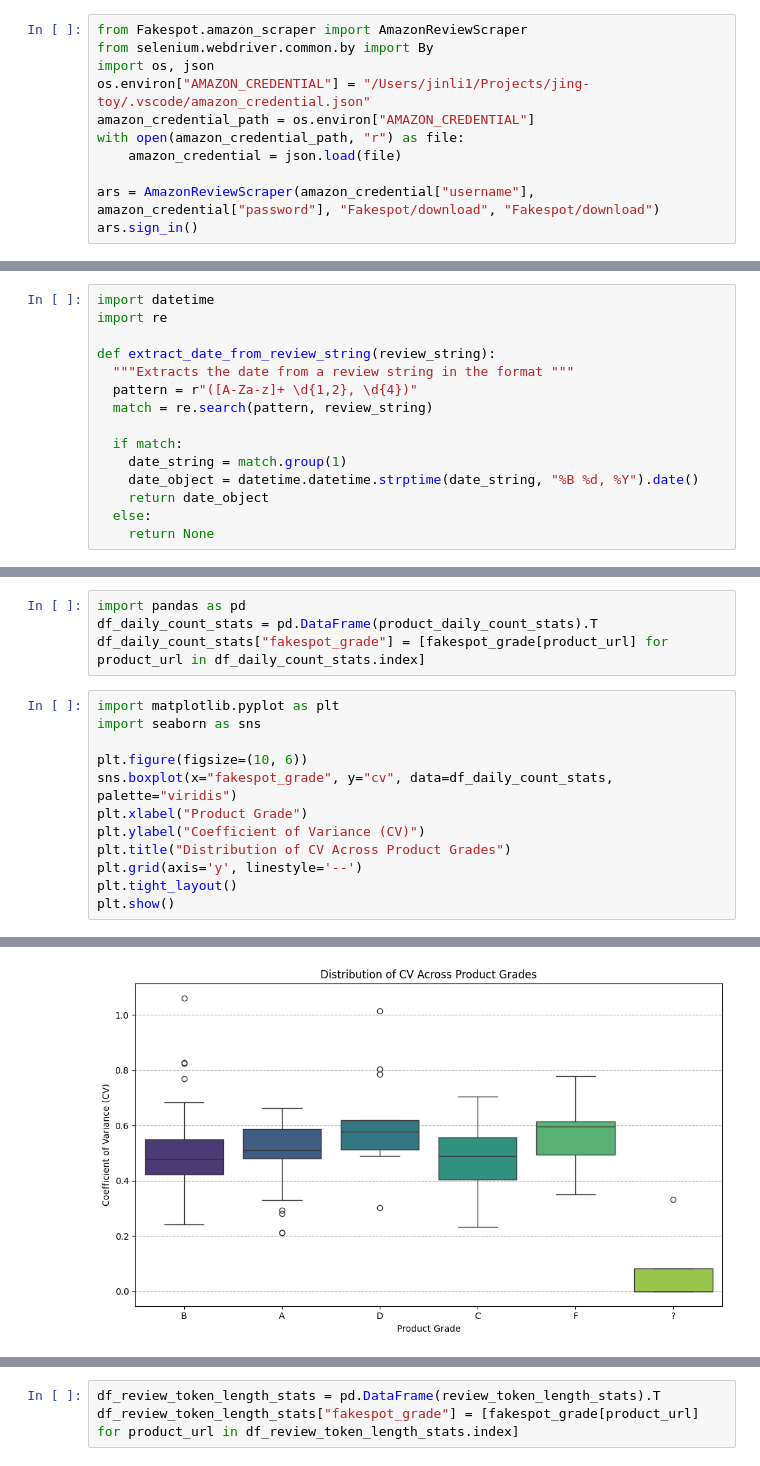
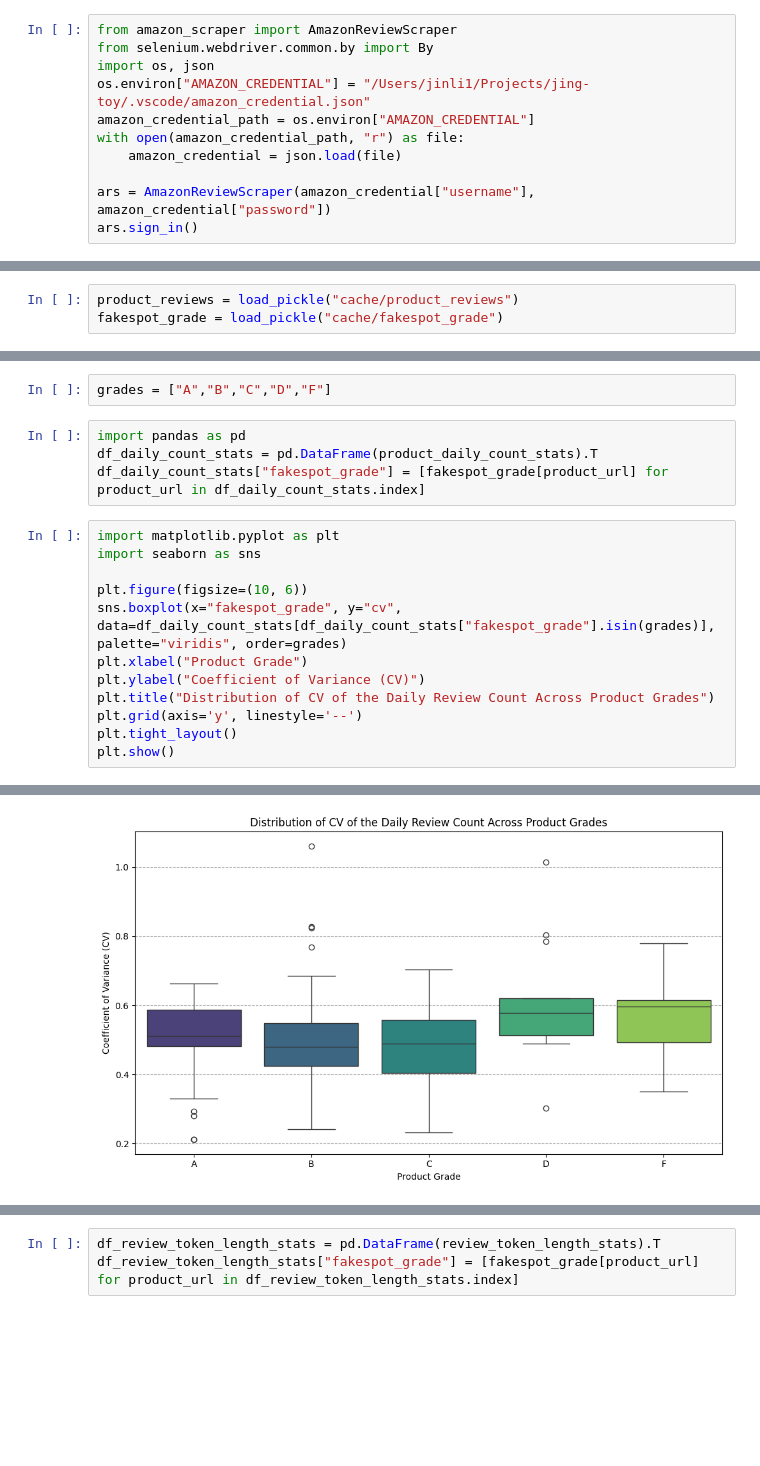
Before and after one commit to jingliuoft/fakespot_analyzer, a Jupyter notebook: Fakespot_analysis.ipynb, the cells around one changed output, grey strips where cells are left out. Saved outputs shown, nothing was run; the diff lists cells and outputs as text; blank space fills up the shorter version.

```diff
--- a/Fakespot_analysis.ipynb
+++ b/Fakespot_analysis.ipynb
@@ -7,5 +11,5 @@ There are two main parts on this notebook, the first part on extracting review d
 # %%
-from Fakespot.amazon_scraper import AmazonReviewScraper
+from amazon_scraper import AmazonReviewScraper
 from selenium.webdriver.common.by import By
 import os, json
 os.environ["AMAZON_CREDENTIAL"] = "/Users/jinli1/Projects/jing-toy/.vscode/amazon_credential.json"
@@ -13,7 +17,7 @@ amazon_credential_path = os.environ["AMAZON_CREDENTIAL"]
 with open(amazon_credential_path, "r") as file:
     amazon_credential = json.load(file)
 
-ars = AmazonReviewScraper(amazon_credential["username"], amazon_credential["password"], "Fakespot/download", "Fakespot/download")
+ars = AmazonReviewScraper(amazon_credential["username"], amazon_credential["password"])
 ars.sign_in()
 # %% [output]
 {'browserName': 'chrome', 'pageLoadStrategy': <PageLoadStrategy.normal: 'normal'>, 'goog:chromeOptions': {'prefs': {'credentials_enable_service': False, 'profile.password_manager_enabled': False, 'aut ...
@@ -808,15 +196,0 @@ df_v
-# %%
-import datetime
-import re
-
-def extract_date_from_review_string(review_string):
-  """Extracts the date from a review string in the format """
-  pattern = r"([A-Za-z]+ \d{1,2}, \d{4})"
-  match = re.search(pattern, review_string)
-
-  if match:
-    date_string = match.group(1)
-    date_object = datetime.datetime.strptime(date_string, "%B %d, %Y").date()
-    return date_object
-  else:
-    return None
@@ -836,0 +197,3 @@ Dictionary successfully loaded.
+# %%
+product_reviews = load_pickle("cache/product_reviews")
+fakespot_grade = load_pickle("cache/fakespot_grade")
@@ -852,6 +224,8 @@ for product_url, daily_count in product_review_dates.items():
     product_daily_count_stats[product_url]["mean"]=np.mean(list(daily_count.values()))
     product_daily_count_stats[product_url]["std"]=np.std(list(daily_count.values()))
     product_daily_count_stats[product_url]["cv"]=np.std(list(daily_count.values()))/np.mean(list(daily_count.values()))
+# %%
+grades = ["A","B","C","D","F"]
 # %%
 import pandas as pd
 df_daily_count_stats = pd.DataFrame(product_daily_count_stats).T
@@ -861,10 +235,10 @@ import matplotlib.pyplot as plt
 import seaborn as sns
 
 plt.figure(figsize=(10, 6))
-sns.boxplot(x="fakespot_grade", y="cv", data=df_daily_count_stats, palette="viridis")
+sns.boxplot(x="fakespot_grade", y="cv", data=df_daily_count_stats[df_daily_count_stats["fakespot_grade"].isin(grades)], palette="viridis", order=grades)
 plt.xlabel("Product Grade")
 plt.ylabel("Coefficient of Variance (CV)")
-plt.title("Distribution of CV Across Product Grades")
+plt.title("Distribution of CV of the Daily Review Count Across Product Grades")
 plt.grid(axis='y', linestyle='--')
 plt.tight_layout()
 plt.show()
@@ -875 +249 @@ Passing `palette` without assigning `hue` is deprecated and will be removed in v
-[figure, old version]
+[figure, new version]
```
Also changed, not shown: parts of 111 cells of this notebook, 5 other files.
